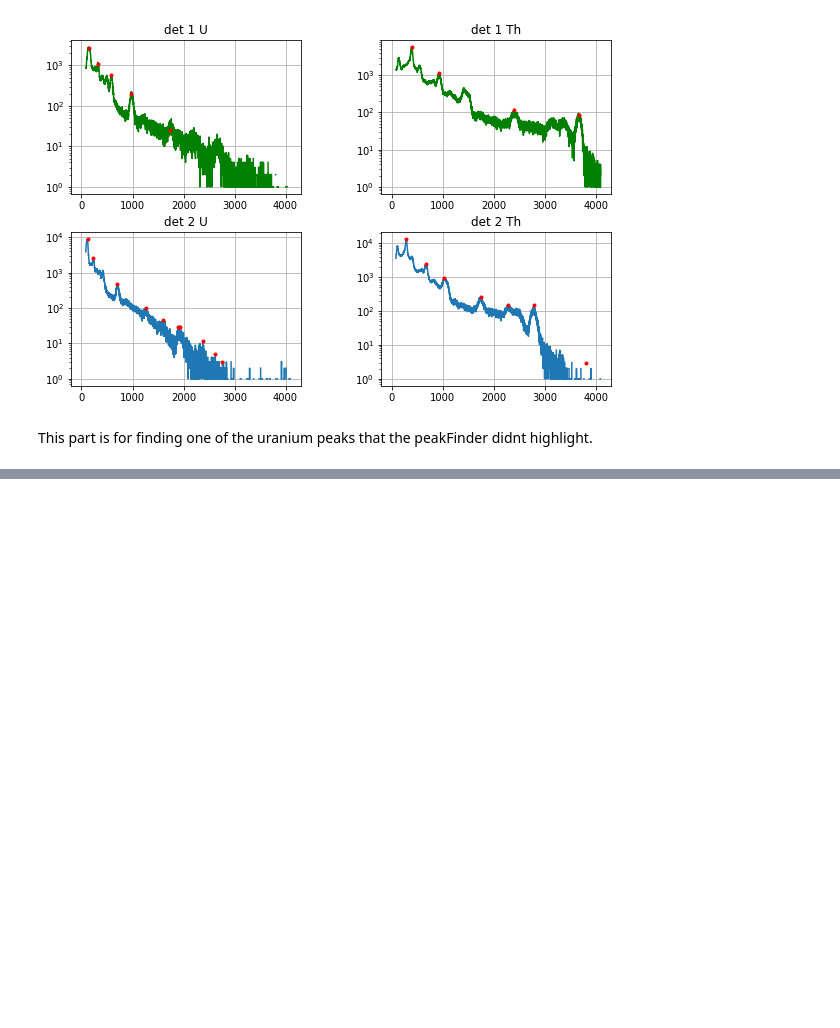
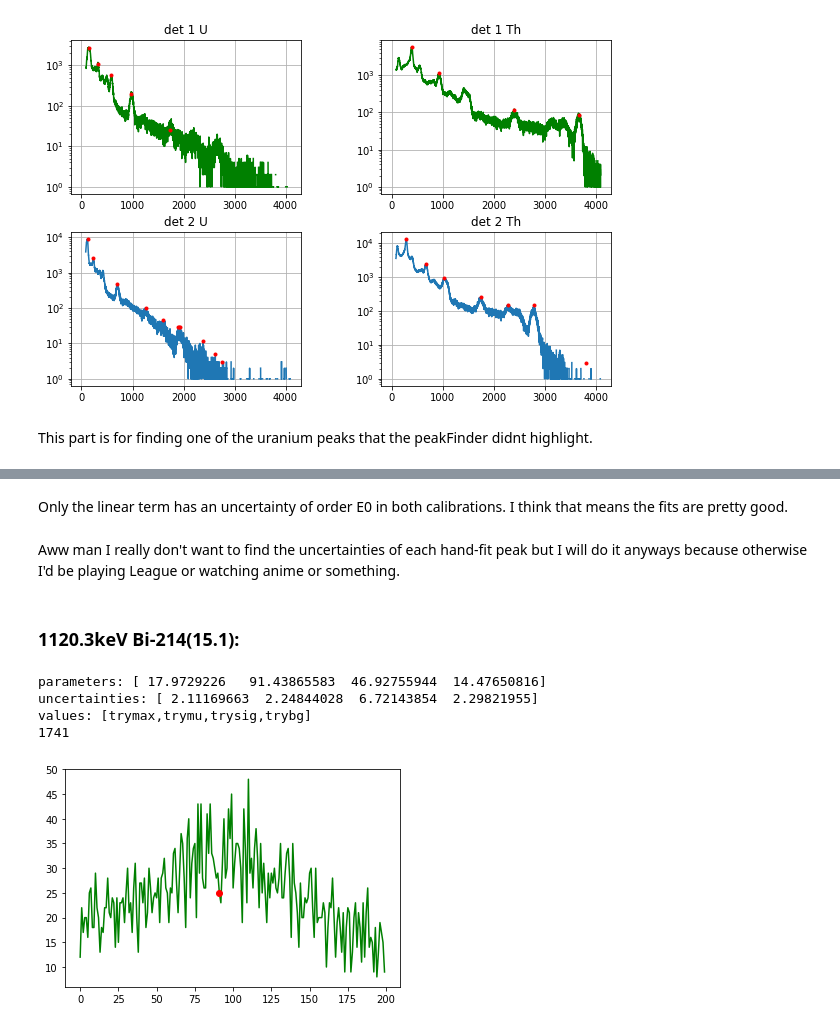
Before and after one commit to likhit2264/dosenet-analysis, a Jupyter notebook: calibration/Detector_Comparison.ipynb, the cells around one changed output, grey strips where cells are left out. Saved outputs shown, nothing was run; the diff lists cells and outputs as text; code cells hidden in the pictures; blank space fills up the shorter version.

```diff
--- a/calibration/Detector_Comparison.ipynb
+++ b/calibration/Detector_Comparison.ipynb
@@ -156,0 +173,23 @@ plt.show()
+# %% [markdown]
+Only the linear term has an uncertainty of order E0 in both calibrations. I think that means the fits are pretty good.
+# %% [markdown]
+Aww man I really don't want to find the uncertainties of each hand-fit peak but I will do it anyways because otherwise I'd be playing League or watching anime or something.
+# %% [markdown]
+### 1120.3keV Bi-214(15.1):
+# %%
+Bi214_shift = 1650
+Bi214_range = 200
+Bi214_slice = sd1U[Bi214_shift:Bi214_shift+Bi214_range]
+plt.plot(Bi214_slice , 'g')
+Bi214_find = find(Bi214_slice, Bi214_shift)
+print("values: [trymax,trymu,trysig,trybg]")
+print(Bi214_find)
+plt.plot(Bi214_find-Bi214_shift, Bi214_slice[Bi214_find-Bi214_shift], 'ro')
+
+plt.show()
+# %% [output]
+parameters: [ 17.9729226   91.43865583  46.92755944  14.47650816]
+uncertainties: [ 2.11169663  2.24844028  6.72143854  2.29821955]
+values: [trymax,trymu,trysig,trybg]
+1741
+[figure, added]
```
Also changed, not shown: parts of 31 cells of this notebook.
